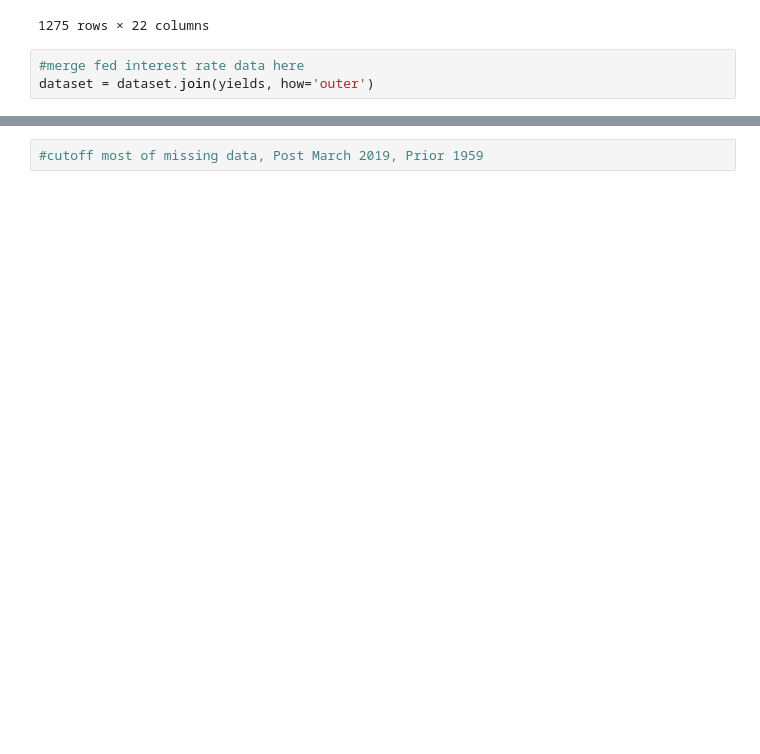
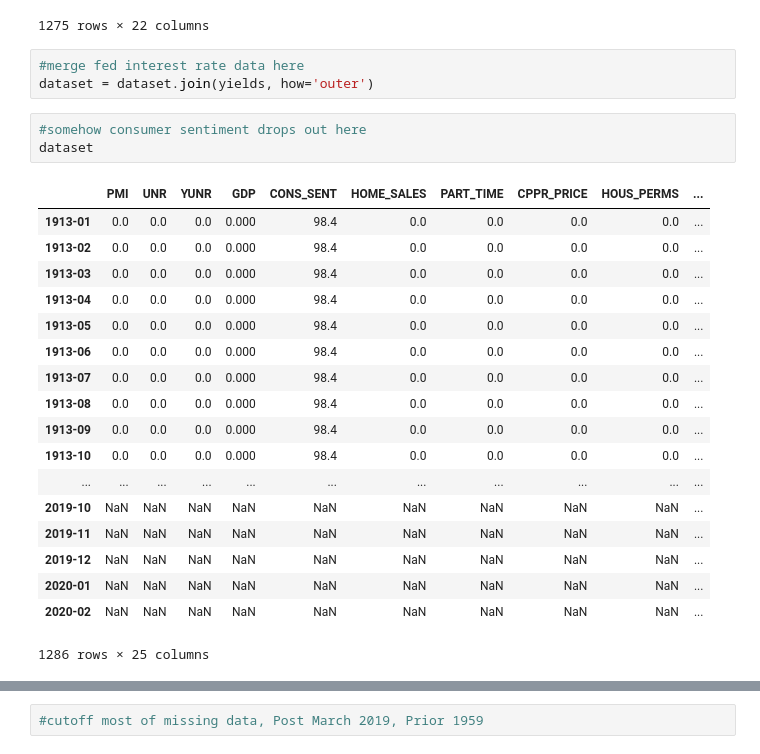
Before and after one commit to sandroclark/recession_predictor, a Jupyter notebook: data_pull.ipynb, the cells around one changed output, grey strips where cells are left out. Saved outputs shown, nothing was run; the diff lists cells and outputs as text; blank space fills up the shorter version.

```diff
--- a/data_pull.ipynb
+++ b/data_pull.ipynb
@@ -184,6 +240,28 @@ dataset
 # %%
 #merge fed interest rate data here
 dataset = dataset.join(yields, how='outer')
+# %%
+#somehow consumer sentiment drops out here
+dataset
+# %% [output]
+|  | PMI | UNR | YUNR | GDP | CONS_SENT | HOME_SALES | PART_TIME | CPPR_PRICE | HOUS_PERMS | ... |
+| 1913-01 | 0.0 | 0.0 | 0.0 | 0.000 | 98.4 | 0.0 | 0.0 | 0.0 | 0.0 | ... |
+| 1913-02 | 0.0 | 0.0 | 0.0 | 0.000 | 98.4 | 0.0 | 0.0 | 0.0 | 0.0 | ... |
+| 1913-03 | 0.0 | 0.0 | 0.0 | 0.000 | 98.4 | 0.0 | 0.0 | 0.0 | 0.0 | ... |
+| 1913-04 | 0.0 | 0.0 | 0.0 | 0.000 | 98.4 | 0.0 | 0.0 | 0.0 | 0.0 | ... |
+| 1913-05 | 0.0 | 0.0 | 0.0 | 0.000 | 98.4 | 0.0 | 0.0 | 0.0 | 0.0 | ... |
+| 1913-06 | 0.0 | 0.0 | 0.0 | 0.000 | 98.4 | 0.0 | 0.0 | 0.0 | 0.0 | ... |
+| 1913-07 | 0.0 | 0.0 | 0.0 | 0.000 | 98.4 | 0.0 | 0.0 | 0.0 | 0.0 | ... |
+| 1913-08 | 0.0 | 0.0 | 0.0 | 0.000 | 98.4 | 0.0 | 0.0 | 0.0 | 0.0 | ... |
+| 1913-09 | 0.0 | 0.0 | 0.0 | 0.000 | 98.4 | 0.0 | 0.0 | 0.0 | 0.0 | ... |
+| 1913-10 | 0.0 | 0.0 | 0.0 | 0.000 | 98.4 | 0.0 | 0.0 | 0.0 | 0.0 | ... |
+| ... | ... | ... | ... | ... | ... | ... | ... | ... | ... | ... |
+| 2019-10 | NaN | NaN | NaN | NaN | NaN | NaN | NaN | NaN | NaN | ... |
+| 2019-11 | NaN | NaN | NaN | NaN | NaN | NaN | NaN | NaN | NaN | ... |
+| 2019-12 | NaN | NaN | NaN | NaN | NaN | NaN | NaN | NaN | NaN | ... |
+| 2020-01 | NaN | NaN | NaN | NaN | NaN | NaN | NaN | NaN | NaN | ... |
+| 2020-02 | NaN | NaN | NaN | NaN | NaN | NaN | NaN | NaN | NaN | ... |
+1286 rows × 25 columns
 # %%
 #NANs before cuts
 dataset.isna().sum()
```
Also changed, not shown: parts of 19 cells of this notebook.
